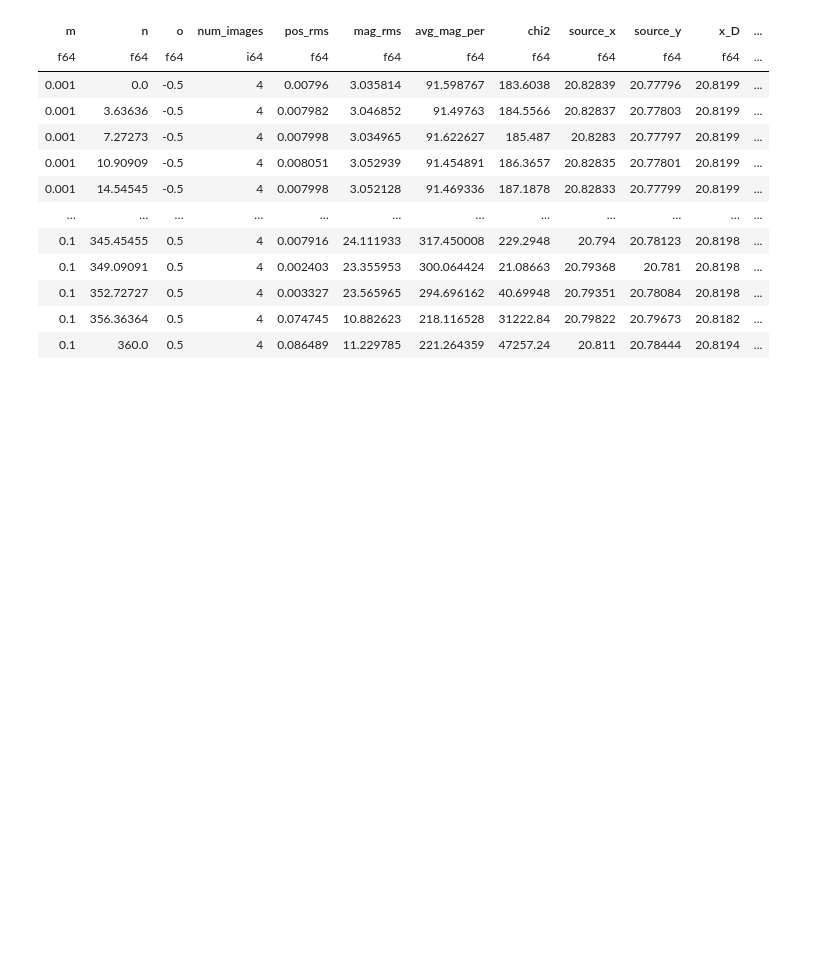
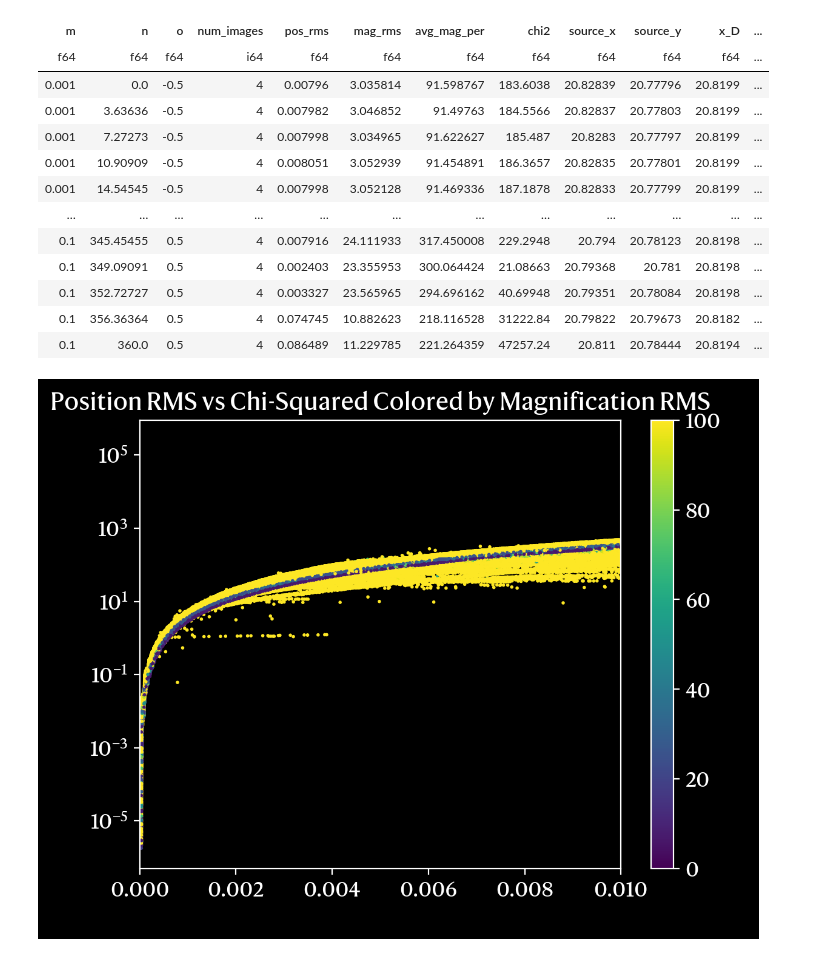
Before and after one commit to romms921/ITNG-Sims, a Jupyter notebook: main_testing.ipynb, the cells around one changed output. Saved outputs shown, nothing was run; the diff lists cells and outputs as text; code cells hidden in the pictures; blank space fills up the shorter version.

Commit message:
first plot

```diff
--- a/main_testing.ipynb
+++ b/main_testing.ipynb
@@ -39,3 +40,19 @@ shape: (1_000_000, 42)
 | 0.1 | 352.72727 | 0.5 | 4 | 0.003327 | 23.565965 | 294.696162 | 40.69948 | 20.79351 | 20.78084 | 20.8198 | ... |
 | 0.1 | 356.36364 | 0.5 | 4 | 0.074745 | 10.882623 | 218.116528 | 31222.84 | 20.79822 | 20.79673 | 20.8182 | ... |
 | 0.1 | 360.0 | 0.5 | 4 | 0.086489 | 11.229785 | 221.264359 | 47257.24 | 20.811 | 20.78444 | 20.8194 | ... |
+# %%
+# Reduced data for testing
+data = data[:200000]
+# %%
+vmin = 0
+vmax = 100
+norm = plt.Normalize(vmin=vmin, vmax=vmax)
+plt.scatter(data['pos_rms'], data['chi2'], c=data['mag_rms'], cmap='viridis', s=1, norm=norm)
+plt.xlim(0, 0.01)
+plt.colorbar(label='Magnification RMS')
+plt.xlabel('Position RMS (arcsec)')
+plt.ylabel('Chi-Squared')
+plt.title('Position RMS vs Chi-Squared Colored by Magnification RMS')
+plt.yscale('log')
+# %% [output]
+[figure, added]
```
Also changed, not shown: parts of 2 cells of this notebook, 1 other file.
